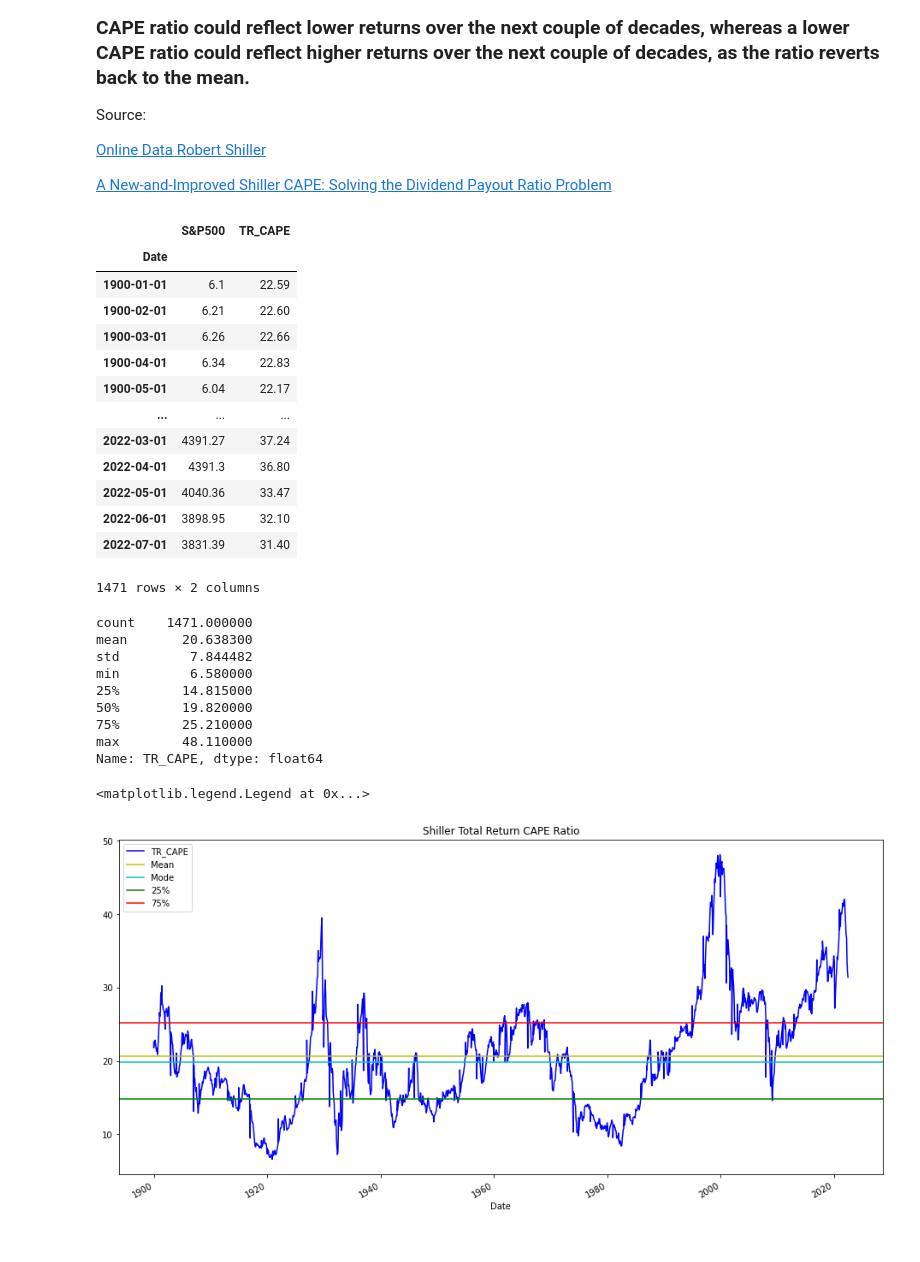
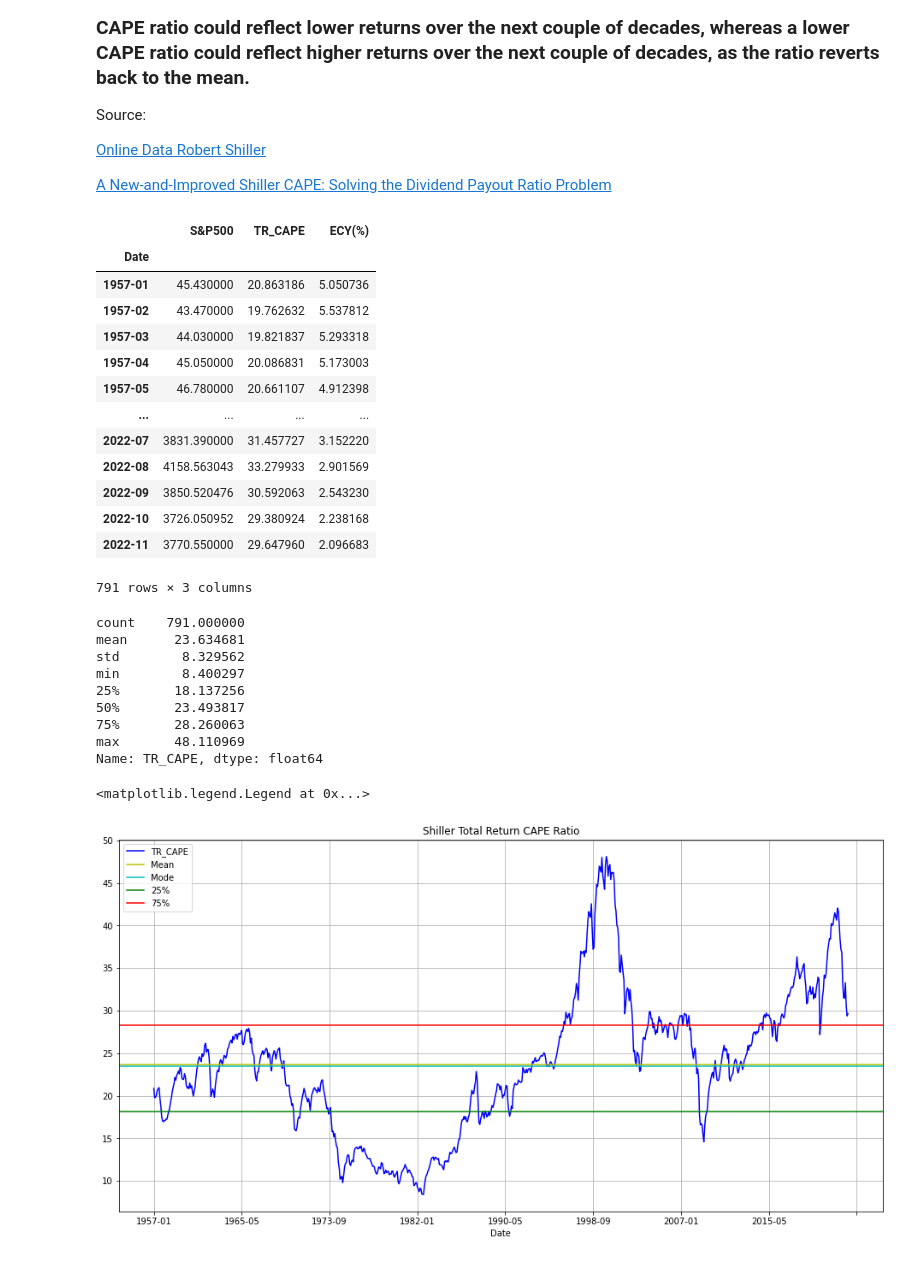
Before and after one commit to dbogatic/market_valuation, a Jupyter notebook: tr_cape.ipynb, the cells around one changed output. Cells and saved outputs as stored; diff of their text form; code cells hidden in the pictures.

```diff
--- a/tr_cape.ipynb
+++ b/tr_cape.ipynb
@@ -18,54 +18,60 @@ import numpy as np
 from datetime import datetime as dt
 import matplotlib.pyplot as plt
 %matplotlib inline
+# %%
+# Created date range because of the date formating in the excel file - easier -  (Oct month was showing as Jan after reading it in as string)
+start_date = '1881-01-01'
+end_date = '2022-12-01'
+dates = pd.date_range(start_date, end_date,freq='M')
 # %%
 # Read in TR_CAPE and S&P 500 data from Online Data Robert Shiller, drop nans, convert Date to str, edit Date column,
-# Convert to datetime, set date as index, edit column names, use data from 1900-2020
-tr_cape = pd.read_excel('resources/TR_Cape.xlsx').dropna()
-tr_cape['Date'] = tr_cape['Date'].astype('string')
-tr_cape['Date'] = tr_cape['Date'].str.replace('.','-', regex=False)
-tr_cape['Date'] = pd.to_datetime(tr_cape['Date'])
-tr_cape = tr_cape.rename(columns= {'P':'S&P500', 'TR CAPE':'TR_CAPE'})
+# Convert to datetime, set date as index, edit column names, use data from 1970-2020
+tr_cape = pd.read_excel('resources/TR_CAPE.xlsx').dropna()
+tr_cape = tr_cape.drop(columns='Date')
+tr_cape['Date'] = dates
+tr_cape['Date'] = pd.to_datetime(tr_cape['Date']).dt.strftime('%Y-%m')
+tr_cape = tr_cape.rename(columns= {'P':'S&P500', 'TR CAPE':'TR_CAPE', 'Excess CAPE Yield':'ECY(%)'})
 tr_cape = tr_cape.set_index('Date')
-tr_cape = tr_cape['1900':]
+tr_cape['ECY(%)'] = tr_cape['ECY(%)']*100
+tr_cape = tr_cape.loc['1957':]
 tr_cape
 # %% [output]
-|  | S&P500 | TR_CAPE |
-| Date |  |  |
-| 1900-01-01 | 6.1 | 22.59 |
-| 1900-02-01 | 6.21 | 22.60 |
-| 1900-03-01 | 6.26 | 22.66 |
-| 1900-04-01 | 6.34 | 22.83 |
-| 1900-05-01 | 6.04 | 22.17 |
-| ... | ... | ... |
-| 2022-03-01 | 4391.27 | 37.24 |
-| 2022-04-01 | 4391.3 | 36.80 |
-| 2022-05-01 | 4040.36 | 33.47 |
-| 2022-06-01 | 3898.95 | 32.10 |
-| 2022-07-01 | 3831.39 | 31.40 |
+|  | S&P500 | TR_CAPE | ECY(%) |
+| Date |  |  |  |
+| 1957-01 | 45.430000 | 20.863186 | 5.050736 |
+| 1957-02 | 43.470000 | 19.762632 | 5.537812 |
+| 1957-03 | 44.030000 | 19.821837 | 5.293318 |
+| 1957-04 | 45.050000 | 20.086831 | 5.173003 |
+| 1957-05 | 46.780000 | 20.661107 | 4.912398 |
+| ... | ... | ... | ... |
+| 2022-07 | 3831.390000 | 31.457727 | 3.152220 |
+| 2022-08 | 4158.563043 | 33.279933 | 2.901569 |
+| 2022-09 | 3850.520476 | 30.592063 | 2.543230 |
+| 2022-10 | 3726.050952 | 29.380924 | 2.238168 |
+| 2022-11 | 3770.550000 | 29.647960 | 2.096683 |
-1471 rows × 2 columns
+791 rows × 3 columns
 # %%
 # Calculate TR CAPE stats
 stats = tr_cape['TR_CAPE'].describe()
 stats
 # %% [output]
-count    1471.000000
-mean       20.638300
-std         7.844482
-min         6.580000
-25%        14.815000
-50%        19.820000
-75%        25.210000
-max        48.110000
+count    791.000000
+mean      23.634681
+std        8.329562
+min        8.400297
+25%       18.137256
+50%       23.493817
+75%       28.260063
+max       48.110969
 Name: TR_CAPE, dtype: float64
 # %%
 # Plot TR CAPE mean, mode, 25% and 75% values over selected time frame
-tr_cape['TR_CAPE'].plot(figsize=(16,8), title='Shiller Total Return CAPE Ratio', legend=True, c='b')
+tr_cape['TR_CAPE'].plot(figsize=(16,8), title='Shiller Total Return CAPE Ratio', legend=True, c='b', grid=True)
 plt.axhline(stats['mean'], c='y', label='Mean')
 plt.axhline(stats['50%'], label='Mode', c='c')
 plt.axhline(stats['25%'], label='25%', c='g')
 plt.axhline(stats['75%'], label='75%', c='r')
 plt.legend()
 # %% [output]
 <matplotlib.legend.Legend at 0x...>
-[figure, old version]
+[figure, new version]
```
Also changed, not shown: parts of 4 cells of this notebook, 5 other files.
